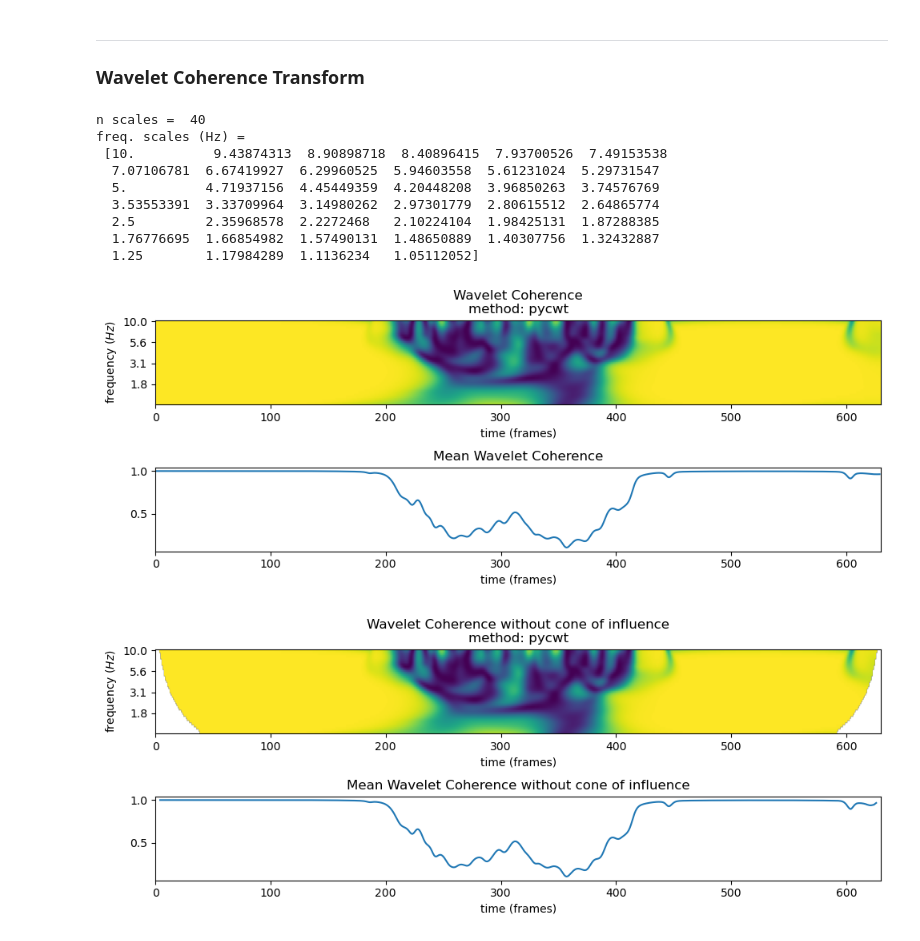
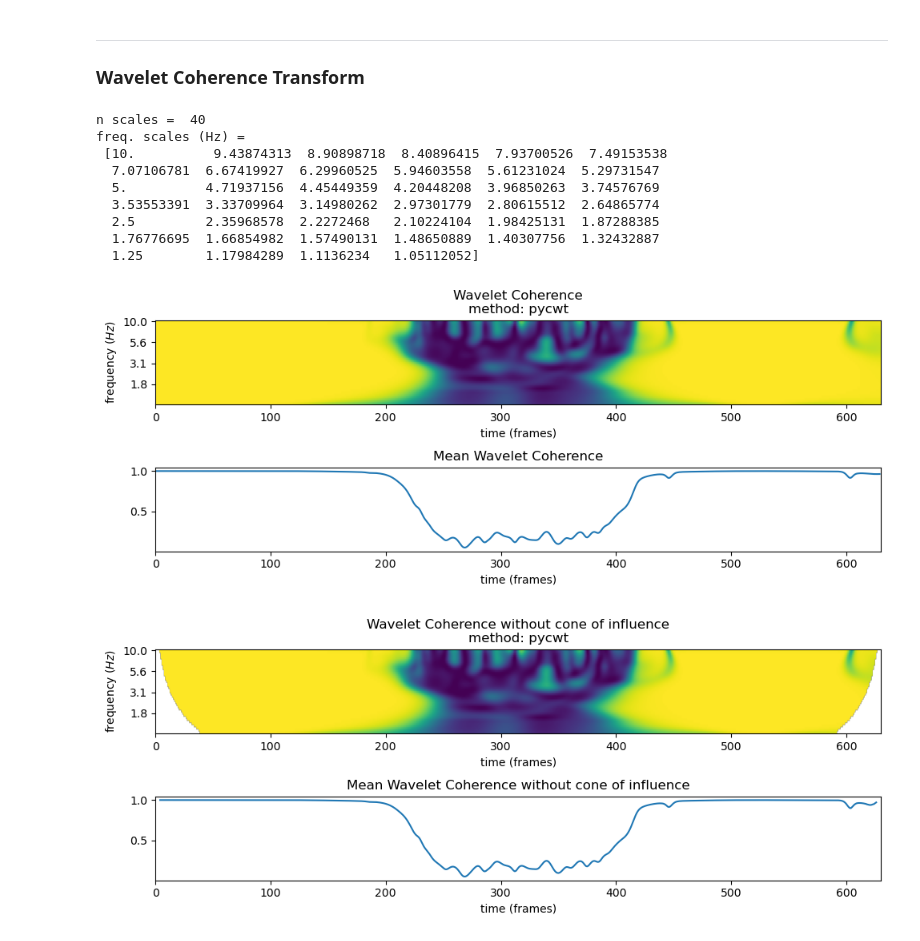
Before and after one commit to juigmend/python-miscellaneous, a Jupyter notebook: WCT_DEMO.ipynb, the cells around one changed output. Drawn from its saved outputs; the diff is of its cells as text; code cells hidden in the pictures.

```diff
--- a/WCT_DEMO.ipynb
+++ b/WCT_DEMO.ipynb
@@ -244,14 +244,14 @@ if wct_method == 'pycwt':
     else: raise Exception('wrong type for wct_freq')
 
     dt = 1/testdata_vars['fps']
-    flambda = pycwt.Morlet().flambda()
-    s0 = 1/(flambda*minmaxf[1])
+    s0 = 1/minmaxf[1]
     dj=1/12
     J = np.floor(np.log2( minmaxf[1]/minmaxf[0] ) / dj)
 
     WCT, _, coi, freq_out, _ = pycwt.wct( test_data_0[0], test_data_0[1],
                                           dt, dj=dj, s0=s0, J=J,
-                                          wavelet='morlet', normalize=False, sig=False )
+                                          wavelet='morlet', normalize=True, sig=False )
+    freq_out = freq_out * pycwt.Morlet().flambda()
 
 elif wct_method == 'matlab':
 
@@ -282,32 +282,32 @@ elif wct_method == 'matlab':
         freq_out = np.delete(freq_out,-1)
 
 else: raise Exception('wrong wct_method')
 
 print('n scales = ',len(freq_out))
 if len(freq_out) > 5: nln = '\n'
 else: nln = ''
 print('freq. scales (Hz) =',nln,freq_out)
 
 vis_wct(WCT, "Wavelet Coherence")
 
 period = 1/freq_out
 coi[ coi > 1/freq_out[-1] ] = np.nan
 WCT_c = WCT.copy()
 for i,t in enumerate(coi):
     if np.isnan(t): break
     row = np.argmin(abs(t-period))
     WCT_c[row:, (i,-i)] = np.nan
 
 vis_wct(WCT_c, "Wavelet Coherence without cone of influence")
 # %% [output]
 n scales =  40
 freq. scales (Hz) =
  [10.          9.43874313  8.90898718  8.40896415  7.93700526  7.49153538
   7.07106781  6.67419927  6.29960525  5.94603558  5.61231024  5.29731547
   5.          4.71937156  4.45449359  4.20448208  3.96850263  3.74576769
   3.53553391  3.33709964  3.14980262  2.97301779  2.80615512  2.64865774
   2.5         2.35968578  2.2272468   2.10224104  1.98425131  1.87288385
   1.76776695  1.66854982  1.57490131  1.48650889  1.40307756  1.32432887
   1.25        1.17984289  1.1136234   1.05112052]
-[figure, old version]
+[figure, new version]
-[figure, old version]
+[figure, new version]
```
Also changed, not shown: parts of 2 cells of this notebook.
